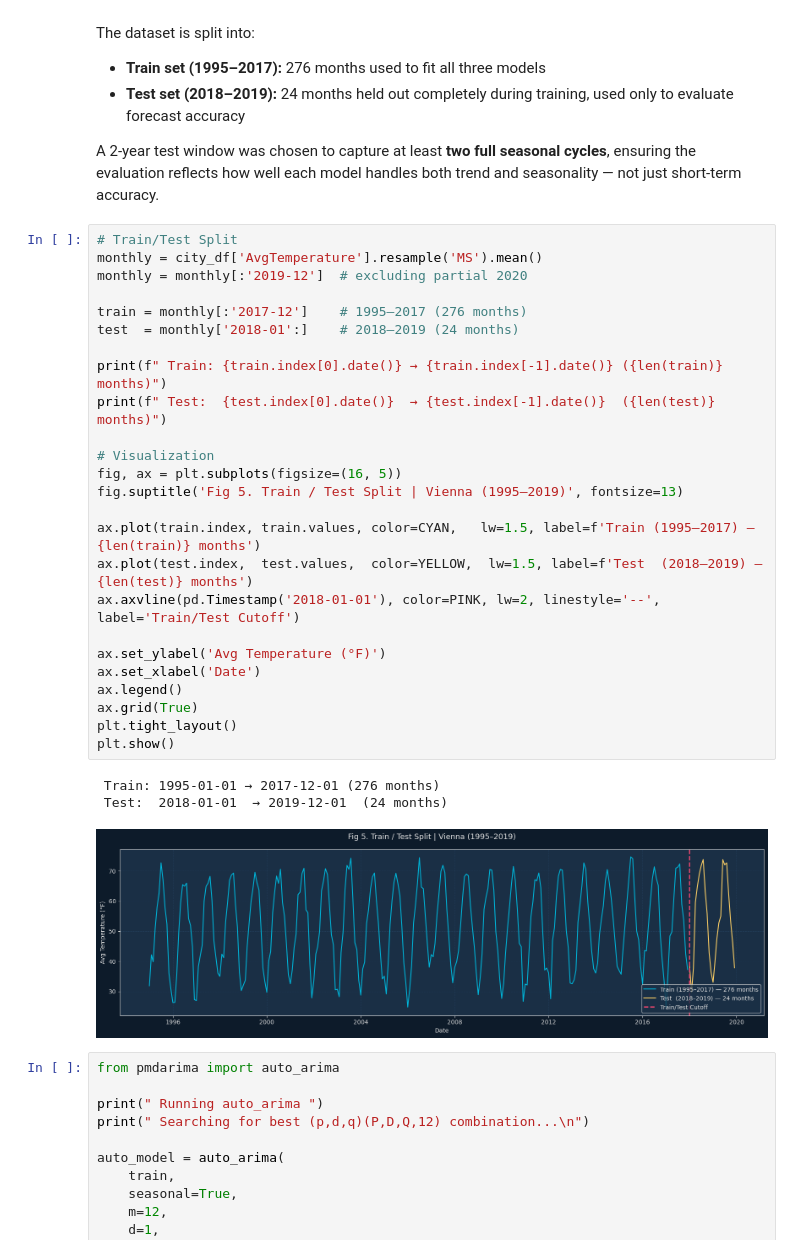
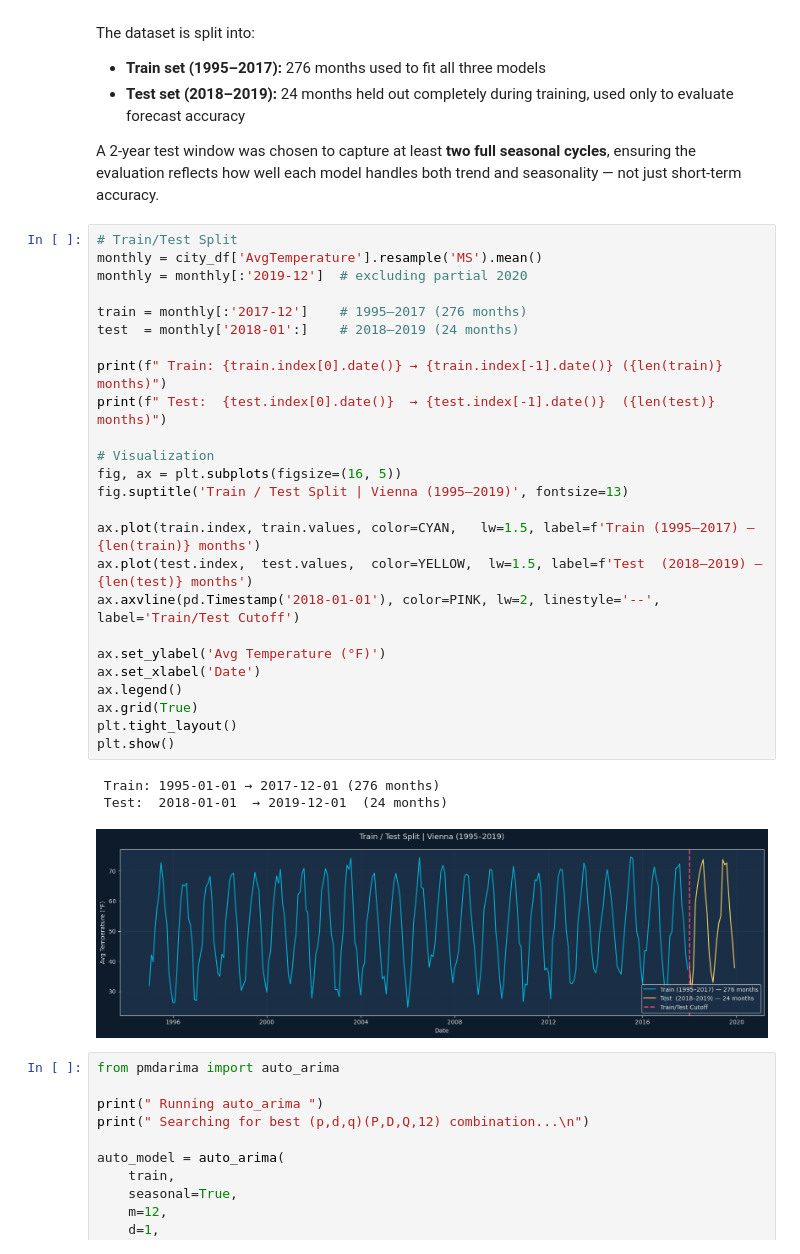
Before and after one commit to yllkeberisha24/time-series-forecasting-project, a Jupyter notebook: notebooks/vienna_temperature_time_series_analysis.ipynb, the cells around one changed output. Drawn from its saved outputs; the diff is of its cells as text.

```diff
--- a/notebooks/vienna_temperature_time_series_analysis.ipynb
+++ b/notebooks/vienna_temperature_time_series_analysis.ipynb
@@ -571,32 +571,32 @@ both trend and seasonality — not just short-term accuracy.
 # %%
 # Train/Test Split
 monthly = city_df['AvgTemperature'].resample('MS').mean()
 monthly = monthly[:'2019-12']  # excluding partial 2020
 
 train = monthly[:'2017-12']    # 1995–2017 (276 months)
 test  = monthly['2018-01':]    # 2018–2019 (24 months)
 
 print(f" Train: {train.index[0].date()} → {train.index[-1].date()} ({len(train)} months)")
 print(f" Test:  {test.index[0].date()}  → {test.index[-1].date()}  ({len(test)} months)")
 
 # Visualization
 fig, ax = plt.subplots(figsize=(16, 5))
-fig.suptitle('Fig 5. Train / Test Split | Vienna (1995–2019)', fontsize=13)
+fig.suptitle('Train / Test Split | Vienna (1995–2019)', fontsize=13)
 
 ax.plot(train.index, train.values, color=CYAN,   lw=1.5, label=f'Train (1995–2017) — {len(train)} months')
 ax.plot(test.index,  test.values,  color=YELLOW,  lw=1.5, label=f'Test  (2018–2019) — {len(test)} months')
 ax.axvline(pd.Timestamp('2018-01-01'), color=PINK, lw=2, linestyle='--', label='Train/Test Cutoff')
 
 ax.set_ylabel('Avg Temperature (°F)')
 ax.set_xlabel('Date')
 ax.legend()
 ax.grid(True)
 plt.tight_layout()
 plt.show()
 # %% [output]
  Train: 1995-01-01 → 2017-12-01 (276 months)
  Test:  2018-01-01  → 2019-12-01  (24 months)
-[figure, old version]
+[figure, new version]
 # %%
 from pmdarima import auto_arima
 
```
Also changed, not shown: 5 other files.
